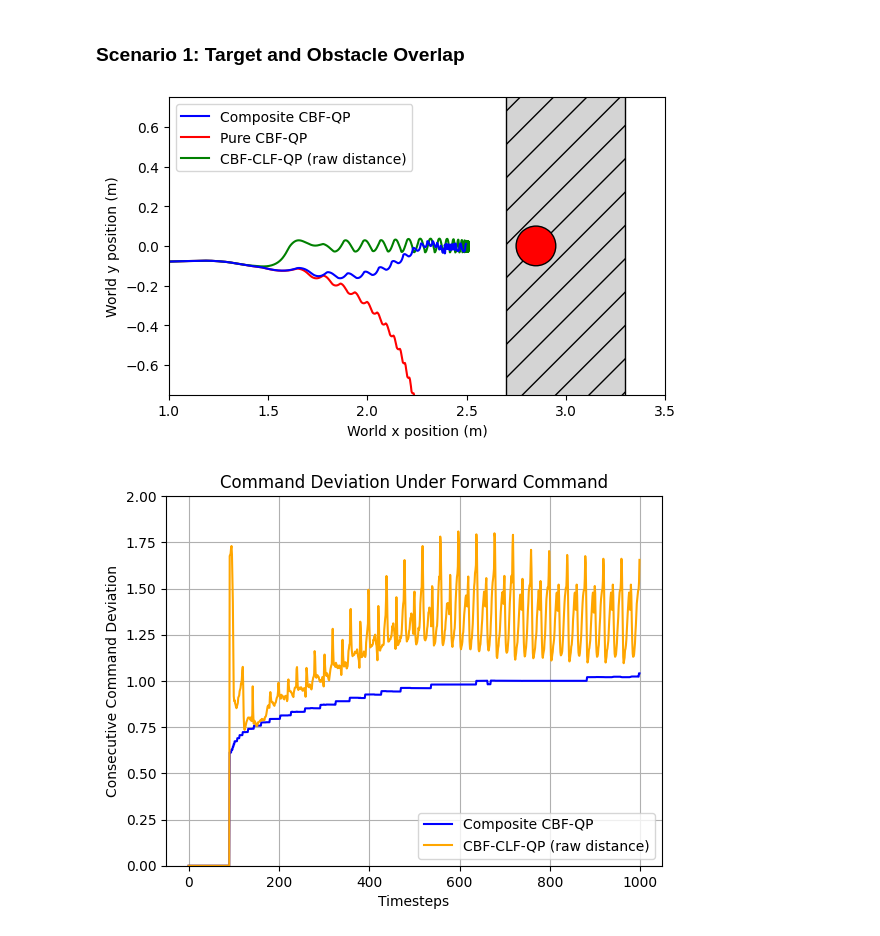
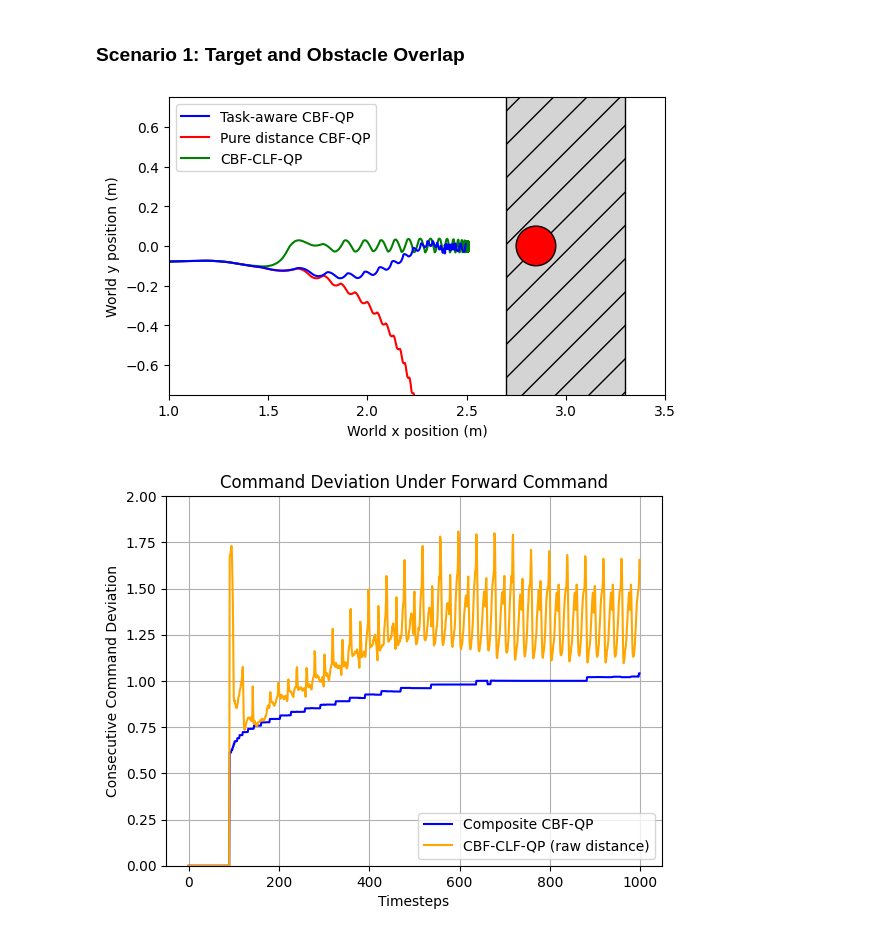
Before and after one commit to famsvip/Robot-Navigation-Collision-Avoidance-, a Jupyter notebook: data/plotting.ipynb, the cells around one changed output. Cells and saved outputs as stored; diff of their text form; code cells hidden in the pictures.

```diff
--- a/data/plotting.ipynb
+++ b/data/plotting.ipynb
@@ -16,37 +16,37 @@ data_threshold = 10000
 composite_3 = np.load("./composite_pos_3.npy")
 separated_1 = np.load("./separated_1.npy")
 pure = np.load("./pure_trial_1.npy")
 
 fig, ax = plt.subplots()
 
 rect = Rectangle((2.7, -1.8), width=0.6, height=3.6,
                  edgecolor='black', facecolor=(0.83, 0.83, 0.83), hatch="/")
 circle_target = Circle((2.85, 0.0), radius=0.1, edgecolor="black", facecolor="red")
 circle_composite = Circle((composite_3[data_threshold-1, :2]), radius=0.4, facecolor=(0.5,0.5,1.0,0.25))
 circle_separate_1 = Circle((separated_1[data_threshold-1,:2]), radius=0.4, facecolor=(0, 1, 0, 0.25))
 ax.add_patch(rect)
 ax.add_patch(circle_target)
 #ax.add_patch(circle_composite)
 #ax.add_patch(circle_separate_1)
 
-ax.plot(pure[:data_threshold,0], pure[:data_threshold,1], color="r", label="Pure CBF-QP")
-ax.plot(separated_1[:data_threshold,0], separated_1[:data_threshold,1], color="g", label="CBF-CLF-QP (raw distance)")
-ax.plot(composite_3[:data_threshold,0], composite_3[:data_threshold,1], color="b", label="Composite CBF-QP")
+ax.plot(pure[:data_threshold,0], pure[:data_threshold,1], color="r", label="Pure distance CBF-QP")
+ax.plot(separated_1[:data_threshold,0], separated_1[:data_threshold,1], color="g", label="CBF-CLF-QP")
+ax.plot(composite_3[:data_threshold,0], composite_3[:data_threshold,1], color="b", label="Task-aware CBF-QP")
 
 ax.set_xlim(1.0, 3.5)
 ax.set_ylim(-0.75, 0.75)
 ax.set_aspect('equal')
 plt.grid(False)
 #plt.title('Robot Trajectory Approaching Target Under Forward Command')
 plt.xlabel("World x position (m)")
 plt.ylabel("World y position (m)")
 
 handles, labels = ax.get_legend_handles_labels()
 order = [2, 0, 1]
 ax.legend([handles[i] for i in order], [labels[i] for i in order])
 plt.show()
 # %% [output]
-[figure, old version]
+[figure, new version]
 # %%
 # Consecutive command error (squared error)
 
```
Also changed, not shown: parts of 4 cells of this notebook, 6 other files.
